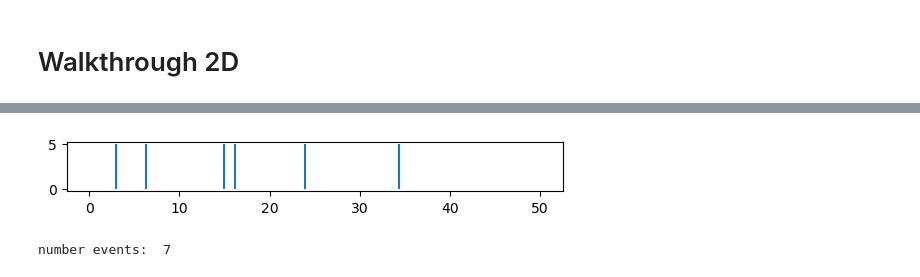
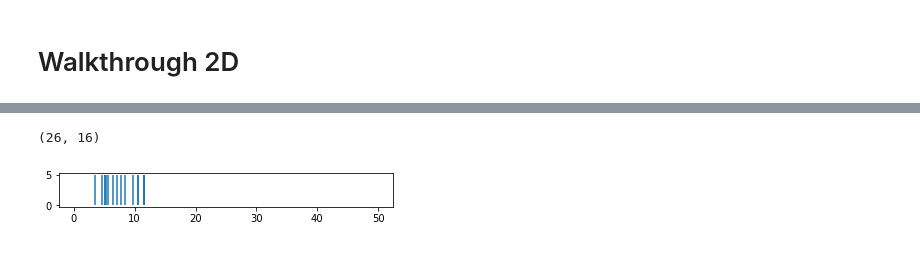
Before and after one commit to Defense-Circuits-Lab/Gait_Analysis, a Jupyter notebook: gait_analysis_walkthrough.ipynb, the cells around one changed output, grey strips where cells are left out. Saved outputs shown, nothing was run; the diff lists cells and outputs as text; code cells hidden in the pictures.

Commit message:
'top_cam_analysis'

```diff
--- a/gait_analysis_walkthrough.ipynb
+++ b/gait_analysis_walkthrough.ipynb
@@ -71,0 +7,3 @@ bot.immobility_bout_df
+# %%
+files = [file for file in Path("F:/Michael/Data/analysis_pdwk1_batch1_top/").iterdir() if file.name.endswith('filtered.csv') and file.name != '195_F8-20_220809_OTT001DLC_resnet152_OT_TopCam-finalSep22shuffle1_550000filtered.csv']
+files
@@ -71,0 +28,14 @@ bot.immobility_bout_df
+# %%
+objects = []
+for file in files:
+    try:
+        obj = RecordingTop(filepath=Path(file), recorded_framerate=30)
+        print(obj.metadata)
+        obj.run(intrinsic_camera_calibration_filepath="G:/Konstantin/Data/Checkerboard_Calibrations/Top_checkerboard_intrinsic_calibration_results.p")
+        obj.get_freezing_bouts()
+        obj.run_gait_analysis()
+        obj.export_as_session()
+        print(obj.session_df)
+        objects.append(obj)
+    except OverflowError:
+        print('could not be normalized\n')
@@ -72,21 +91,21 @@ bot.immobility_bout_df
+# %%
+len(files), len(objects)
+# %% [output]
+(26, 16)
 # %%
-import matplotlib.pyplot as plt
-plt.close()
+parameter = 'immobility'
+
 fig, ax = plt.subplots()
 ax.set_aspect('equal')
 plt.plot([0, 50, 50, 0, 0], [5, 5, 0, 0, 5], alpha=0)
-
-i = 0
-for event in bot.gait_disruption_bouts.events:
-    if event.facing_towards_open_end:
-        plt.vlines(event.x_position, 0, 5, alpha=1)
-        i += 1
+for obj in objects:
+    try:
+        plt.vlines(obj.session_df.loc[parameter, 'mean_x_position'], 0, 5)
+    except:
+        continue
 plt.show()
-print('number events: ', i)
-#bot.turns_to_closed_after_gait
 # %% [output]
-[figure, old version]
+[figure, new version]
-number events:  7
 # %%
 plt.close()
 fig, ax = plt.subplots()
```
Also changed, not shown: parts of 40 cells of this notebook, 2 other files.
